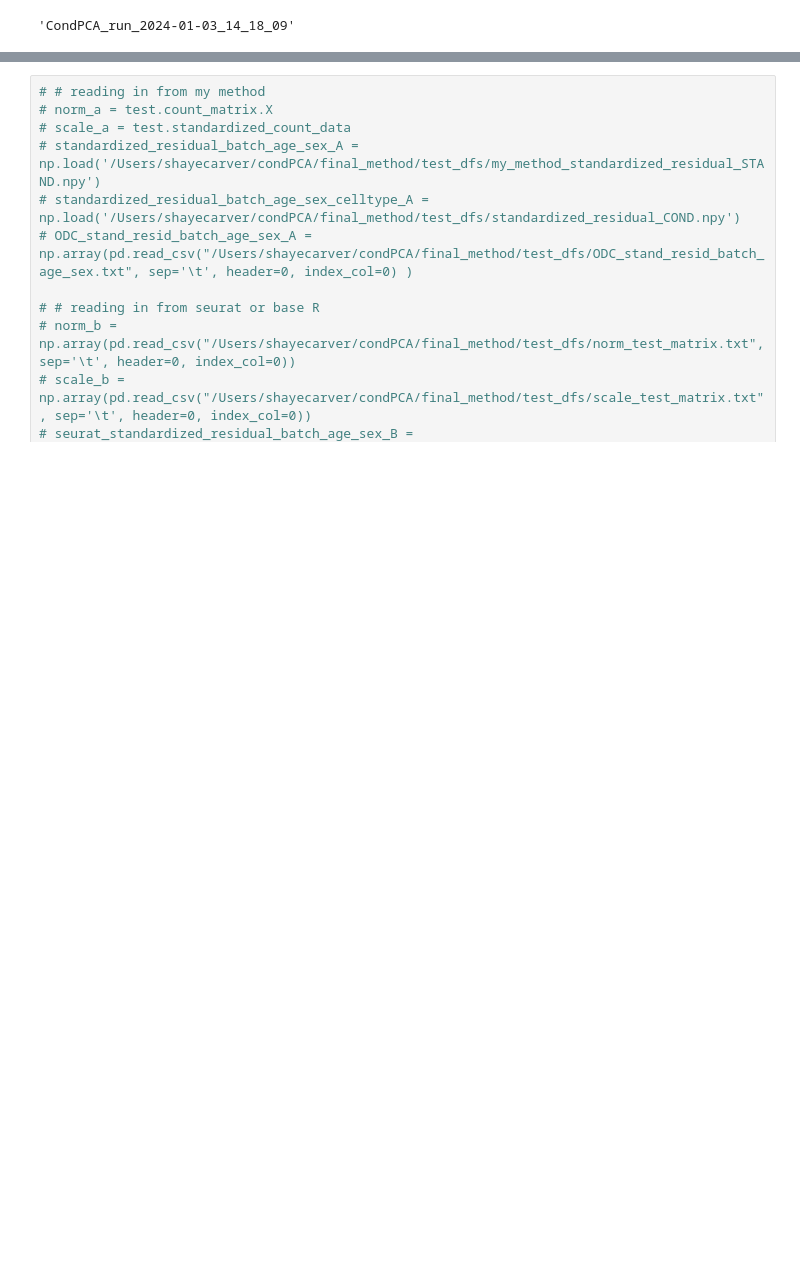
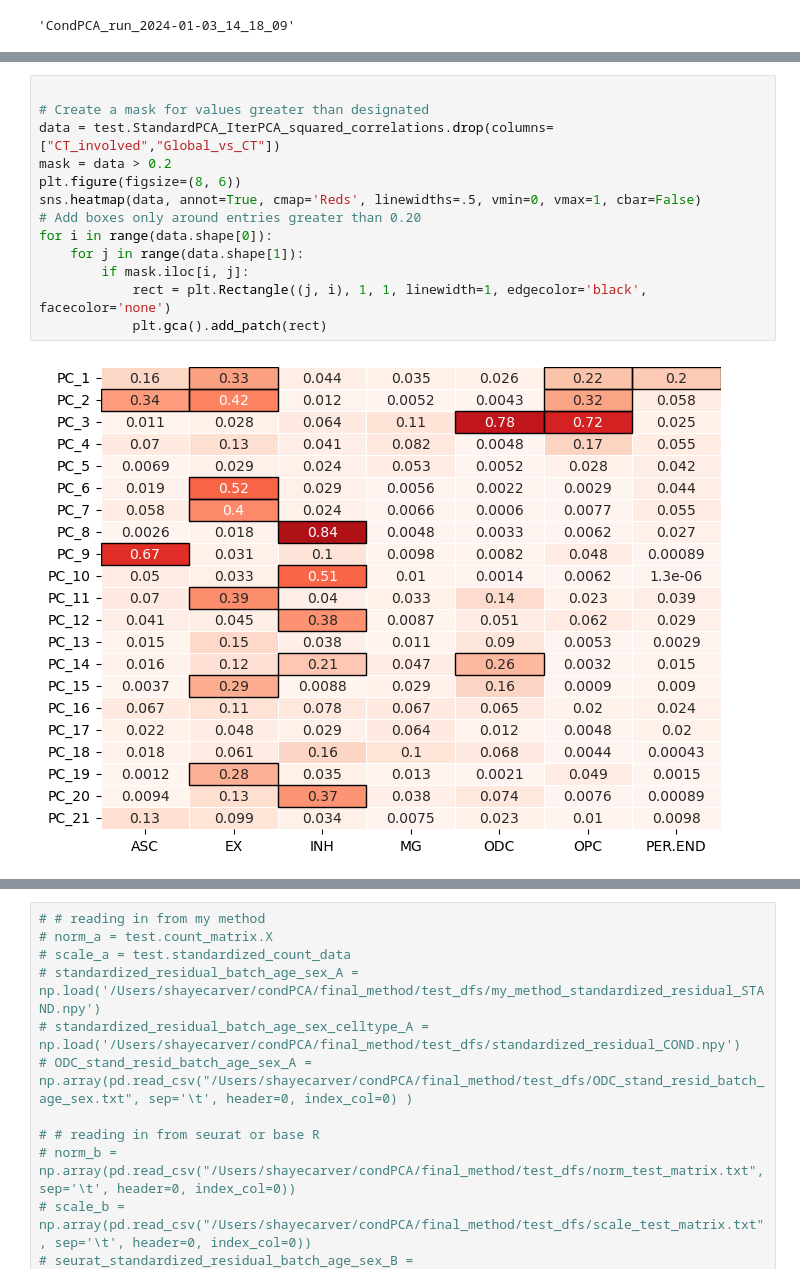
Before and after one commit to carversh/condPCA, a Jupyter notebook: final_method/condPCA.ipynb, the cells around one changed output, grey strips where cells are left out. Drawn from its saved outputs; the diff is of its cells as text; blank space fills up the shorter version.

```diff
--- a/final_method/condPCA.ipynb
+++ b/final_method/condPCA.ipynb
@@ -457,3 +484,18 @@ Warning: Cell type PER.END has less than 41 cells and 200 principal components w
 Reducing the number of PCs for PER.END Iterative PCA to 30.
 Identifying global versus cell type specific states on Standard PCA.
 Identifying global versus cell type specific states on CondPCA.
+# %%
+
+# Create a mask for values greater than designated
+data = test.StandardPCA_IterPCA_squared_correlations.drop(columns=["CT_involved","Global_vs_CT"])
+mask = data > 0.2
+plt.figure(figsize=(8, 6))
+sns.heatmap(data, annot=True, cmap='Reds', linewidths=.5, vmin=0, vmax=1, cbar=False)
+# Add boxes only around entries greater than 0.20
+for i in range(data.shape[0]):
+    for j in range(data.shape[1]):
+        if mask.iloc[i, j]:
+            rect = plt.Rectangle((j, i), 1, 1, linewidth=1, edgecolor='black', facecolor='none')
+            plt.gca().add_patch(rect)
+# %% [output]
+[figure, added]
```
Also changed, not shown: parts of 4 cells of this notebook.
